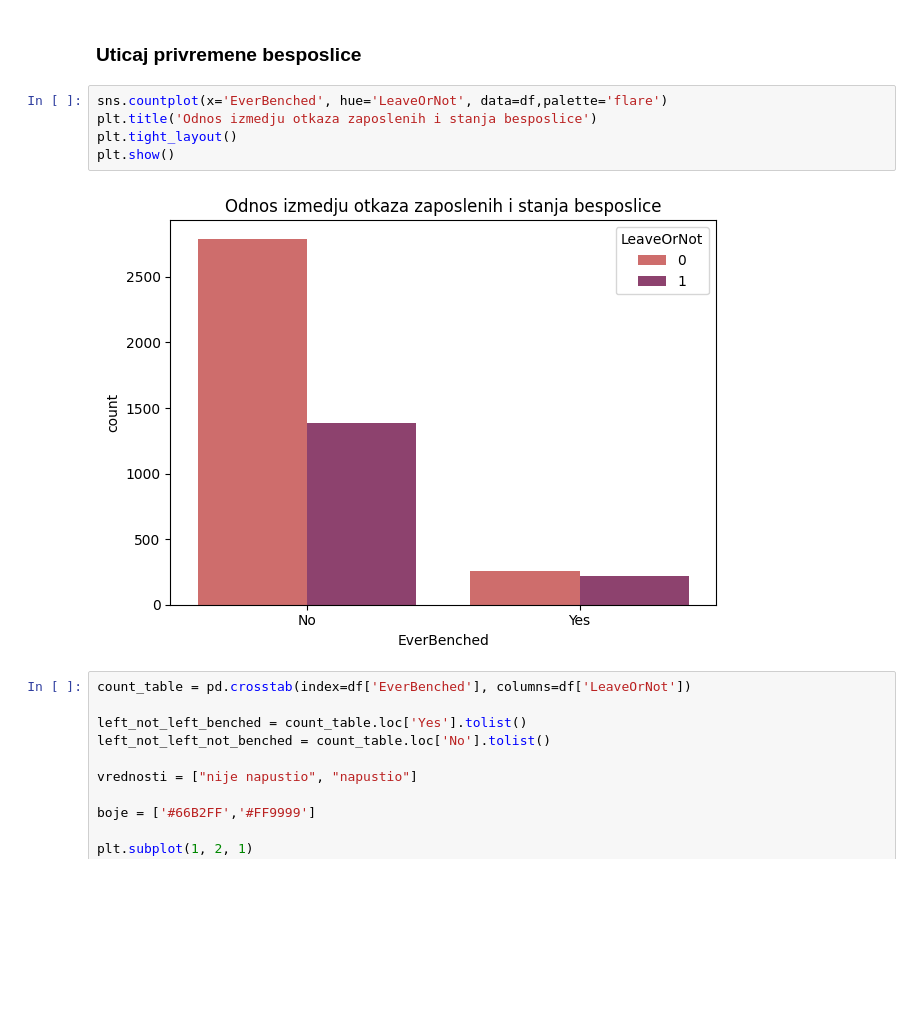
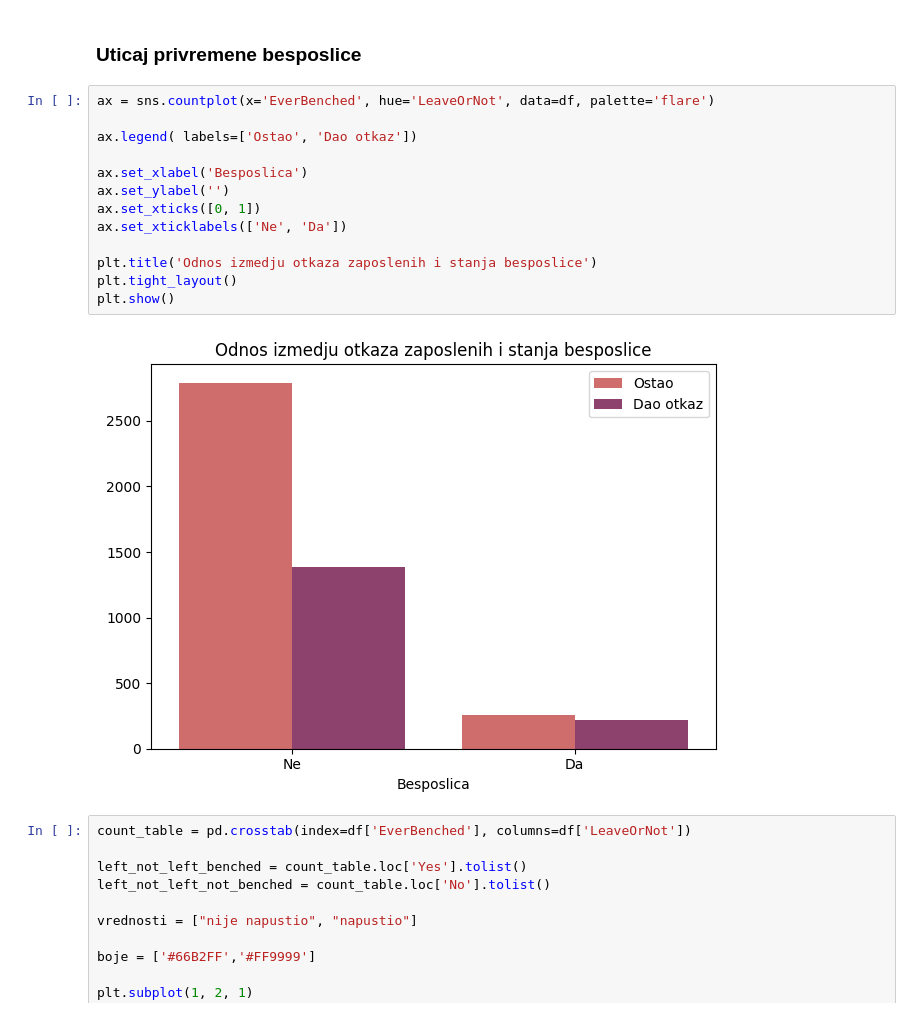
Before and after one commit to SV25-22/numericki, a Jupyter notebook: projekat.ipynb, the cells around one changed output. Drawn from its saved outputs; the diff is of its cells as text; blank space fills up the shorter version.

```diff
--- a/projekat.ipynb
+++ b/projekat.ipynb
@@ -87,12 +84,20 @@ plt.show()
 # %% [markdown]
 ### Uticaj privremene besposlice
 # %%
-sns.countplot(x='EverBenched', hue='LeaveOrNot', data=df,palette='flare')
+ax = sns.countplot(x='EverBenched', hue='LeaveOrNot', data=df, palette='flare')
+
+ax.legend( labels=['Ostao', 'Dao otkaz'])
+
+ax.set_xlabel('Besposlica')
+ax.set_ylabel('')
+ax.set_xticks([0, 1])
+ax.set_xticklabels(['Ne', 'Da'])
+
 plt.title('Odnos izmedju otkaza zaposlenih i stanja besposlice')
 plt.tight_layout()
 plt.show()
 # %% [output]
-[figure, old version]
+[figure, new version]
 # %%
 count_table = pd.crosstab(index=df['EverBenched'], columns=df['LeaveOrNot'])
 
```
Also changed, not shown: parts of 25 cells of this notebook.
